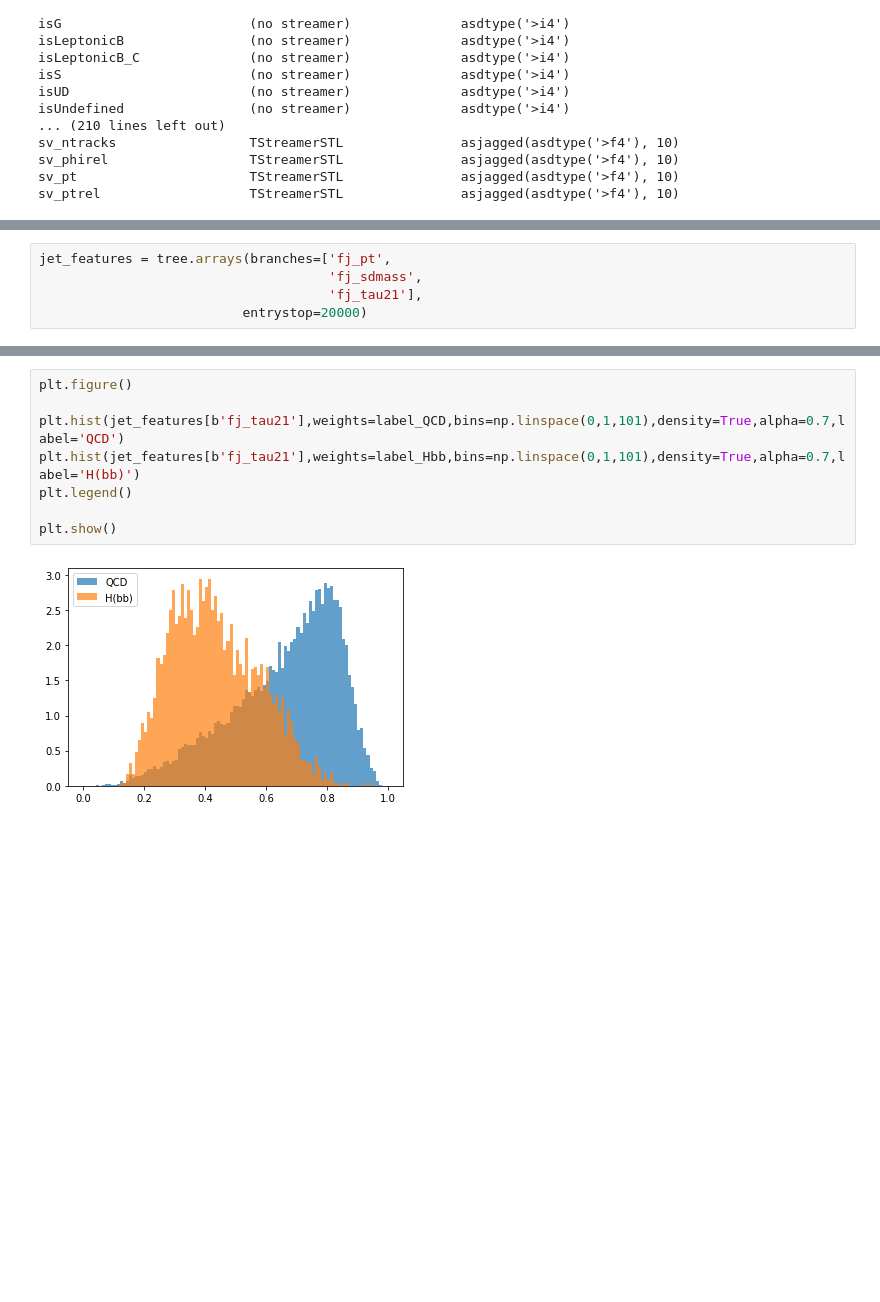
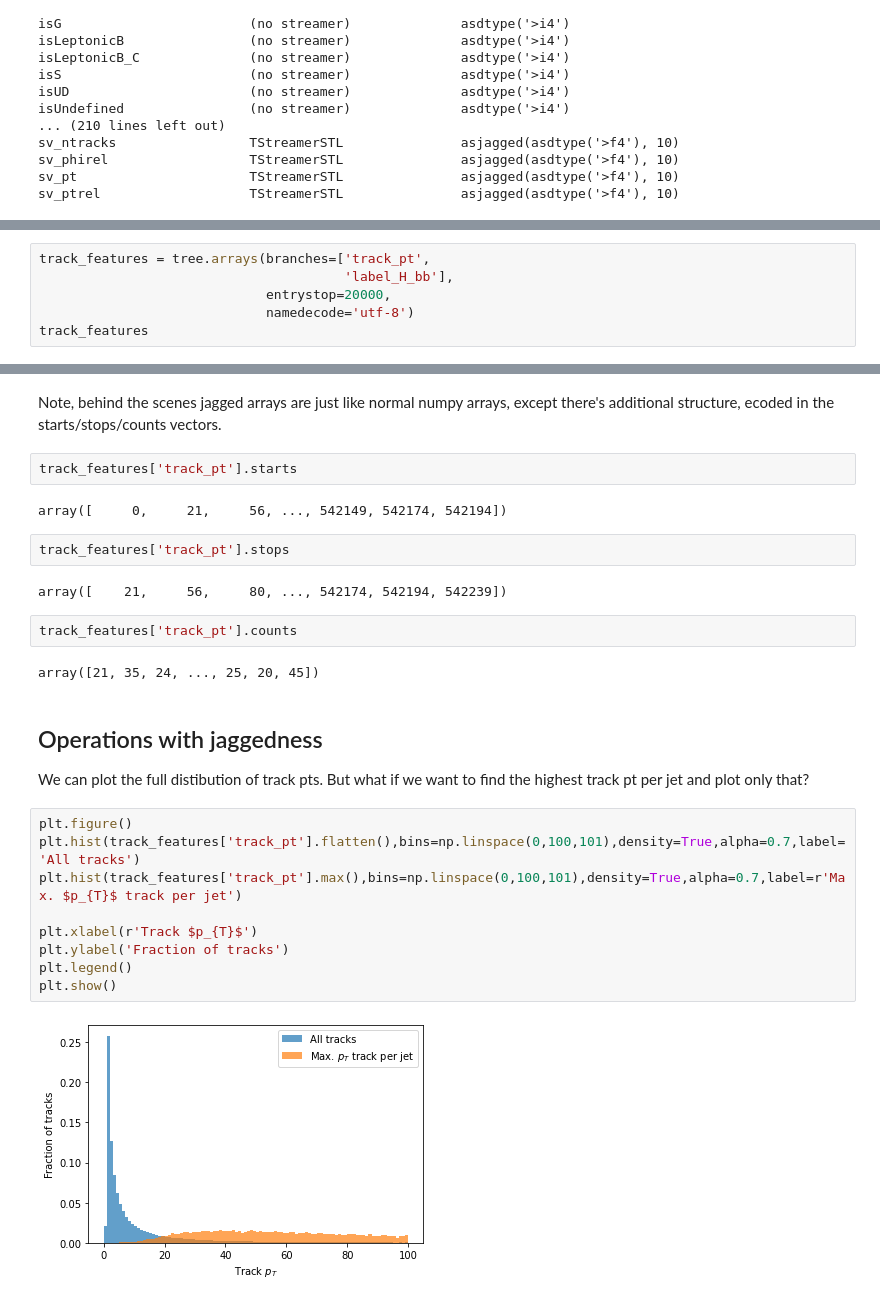
Before and after one commit to jmduarte/HiggsToBBMachineLearning, a Jupyter notebook: 02-dataset.ipynb, the cells around one changed output, grey strips where cells are left out. Saved outputs shown, nothing was run; the diff lists cells and outputs as text; blank space fills up the shorter version.

```diff
--- a/02-dataset.ipynb
+++ b/02-dataset.ipynb
@@ -60,5 +151,6 @@ len(label_QCD+label_Hbb)
 # %%
-jet_features = tree.arrays(branches=['fj_pt',
-                                     'fj_sdmass',
-                                     'fj_tau21'],
-                          entrystop=20000)
+track_features = tree.arrays(branches=['track_pt',
+                                       'label_H_bb'],
+                             entrystop=20000,
+                             namedecode='utf-8')
+track_features
@@ -85,10 +176,29 @@ plt.show()
+# %% [markdown]
+Note, behind the scenes jagged arrays are just like normal numpy arrays, except there's additional structure, ecoded in the starts/stops/counts vectors.
+# %%
+track_features['track_pt'].starts
+# %% [output]
+array([     0,     21,     56, ..., 542149, 542174, 542194])
+# %%
+track_features['track_pt'].stops
+# %% [output]
+array([    21,     56,     80, ..., 542174, 542194, 542239])
+# %%
+track_features['track_pt'].counts
+# %% [output]
+array([21, 35, 24, ..., 25, 20, 45])
+# %% [markdown]
+## Operations with jaggedness
+
+We can plot the full distibution of track pts. But what if we want to find the highest track pt per jet and plot only that?
 # %%
 plt.figure()
+plt.hist(track_features['track_pt'].flatten(),bins=np.linspace(0,100,101),density=True,alpha=0.7,label='All tracks')
+plt.hist(track_features['track_pt'].max(),bins=np.linspace(0,100,101),density=True,alpha=0.7,label=r'Max. $p_{T}$ track per jet')
 
-plt.hist(jet_features[b'fj_tau21'],weights=label_QCD,bins=np.linspace(0,1,101),density=True,alpha=0.7,label='QCD')
-plt.hist(jet_features[b'fj_tau21'],weights=label_Hbb,bins=np.linspace(0,1,101),density=True,alpha=0.7,label='H(bb)')
+plt.xlabel(r'Track $p_{T}$')
+plt.ylabel('Fraction of tracks')
 plt.legend()
-
 plt.show()
 # %% [output]
-[figure, old version]
+[figure, new version]
```
Also changed, not shown: parts of 24 cells of this notebook.
